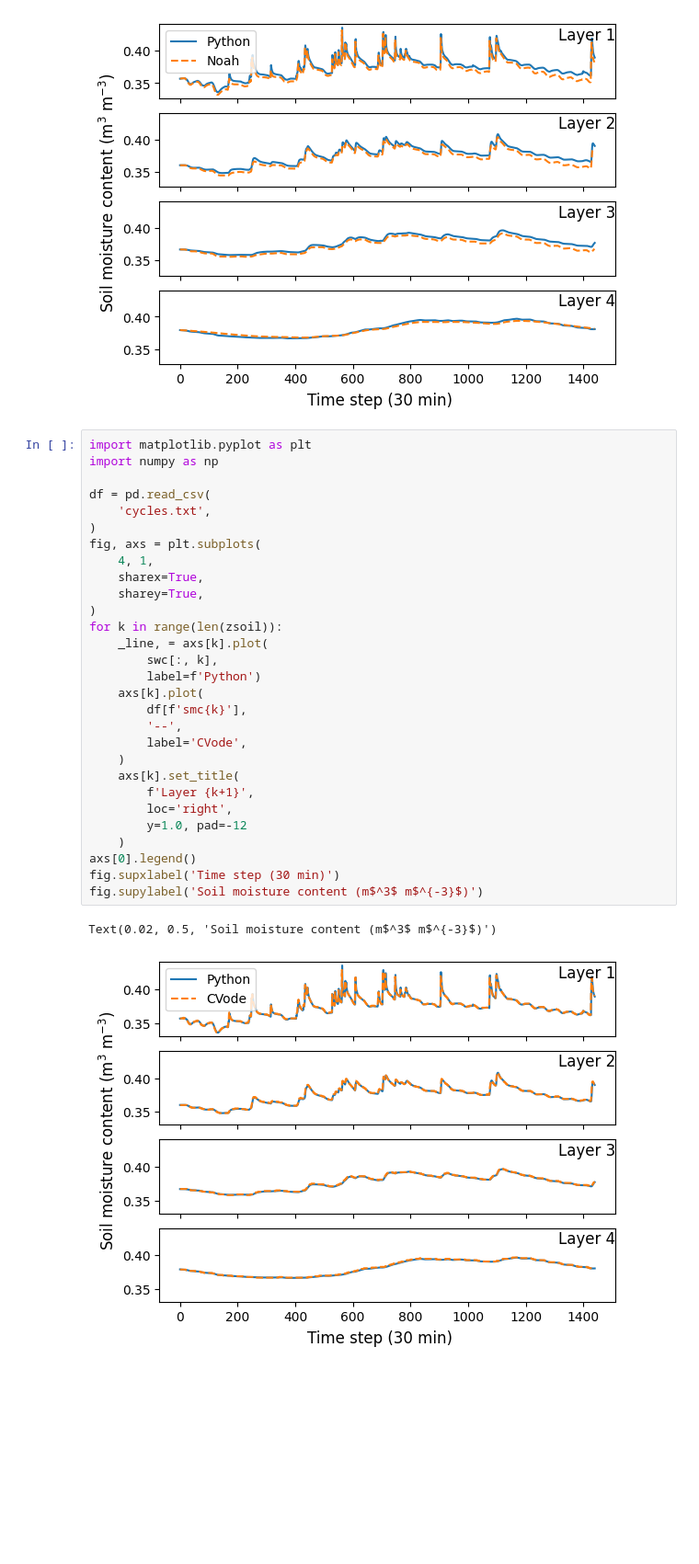
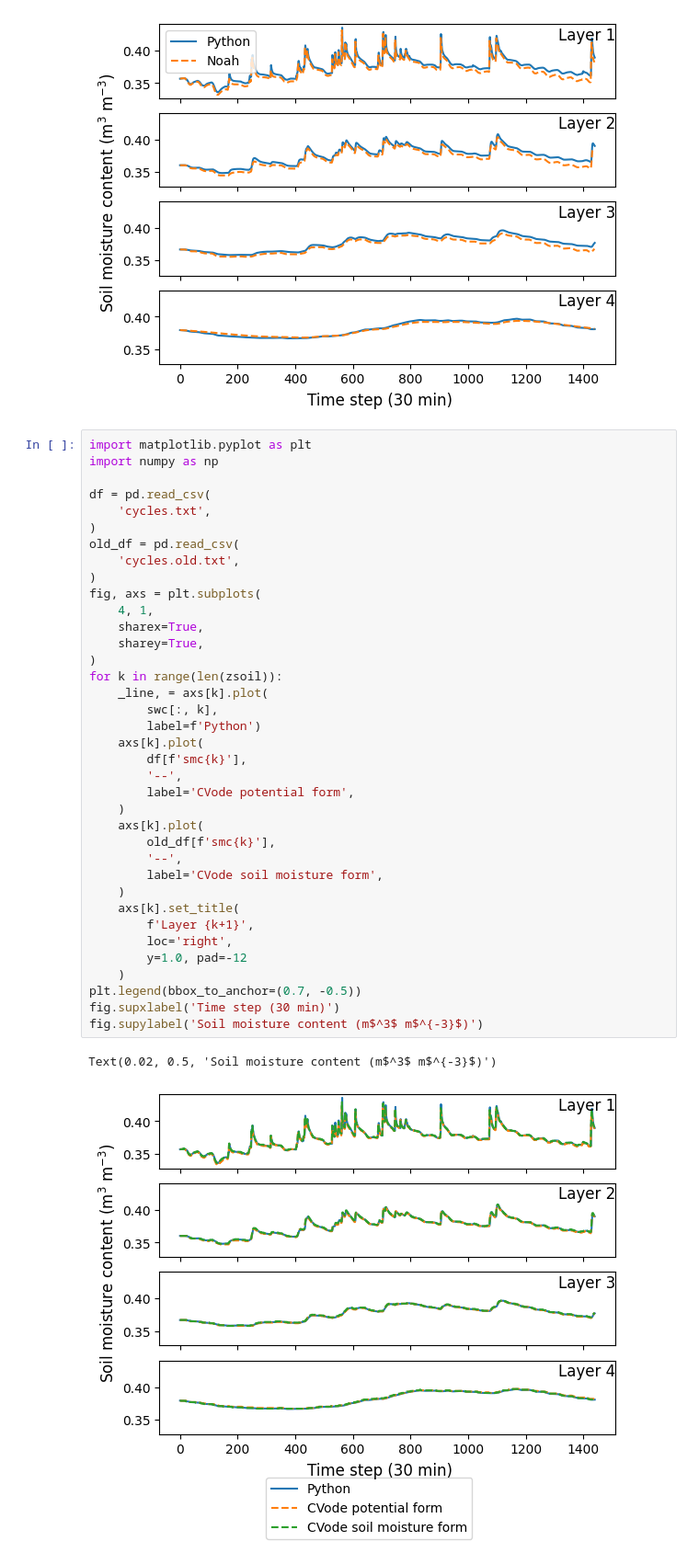
Before and after one commit to PSUmodeling/Richards-equation-CVODE-test, a Jupyter notebook: CrankNicholson.ipynb, the cells around one changed output. Shown at 92% size. Saved outputs shown, nothing was run; the diff lists cells and outputs as text; blank space fills up the shorter version.

```diff
--- a/CrankNicholson.ipynb
+++ b/CrankNicholson.ipynb
@@ -294,32 +294,40 @@ Text(0.02, 0.5, 'Soil moisture content (m$^3$ m$^{-3}$)')
 # %%
 import matplotlib.pyplot as plt
 import numpy as np
 
 df = pd.read_csv(
     'cycles.txt',
+)
+old_df = pd.read_csv(
+    'cycles.old.txt',
 )
 fig, axs = plt.subplots(
     4, 1,
     sharex=True,
     sharey=True,
 )
 for k in range(len(zsoil)):
     _line, = axs[k].plot(
         swc[:, k],
         label=f'Python')
     axs[k].plot(
         df[f'smc{k}'],
         '--',
-        label='CVode',
+        label='CVode potential form',
+    )
+    axs[k].plot(
+        old_df[f'smc{k}'],
+        '--',
+        label='CVode soil moisture form',
     )
     axs[k].set_title(
         f'Layer {k+1}',
         loc='right',
         y=1.0, pad=-12
     )
-axs[0].legend()
+plt.legend(bbox_to_anchor=(0.7, -0.5))
 fig.supxlabel('Time step (30 min)')
 fig.supylabel('Soil moisture content (m$^3$ m$^{-3}$)')
 # %% [output]
 Text(0.02, 0.5, 'Soil moisture content (m$^3$ m$^{-3}$)')
-[figure, old version]
+[figure, new version]
```
Also changed, not shown: 3 other files.
